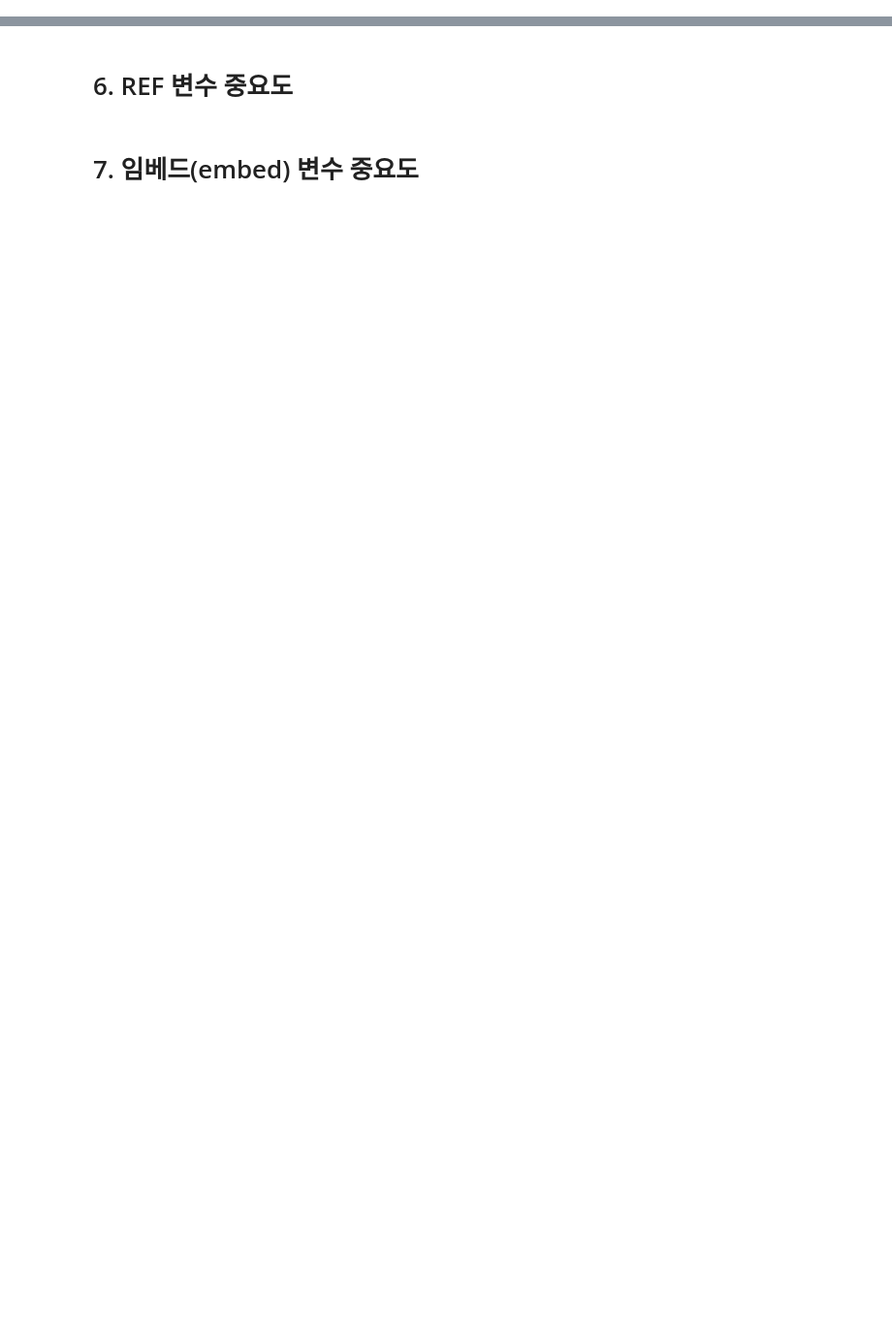
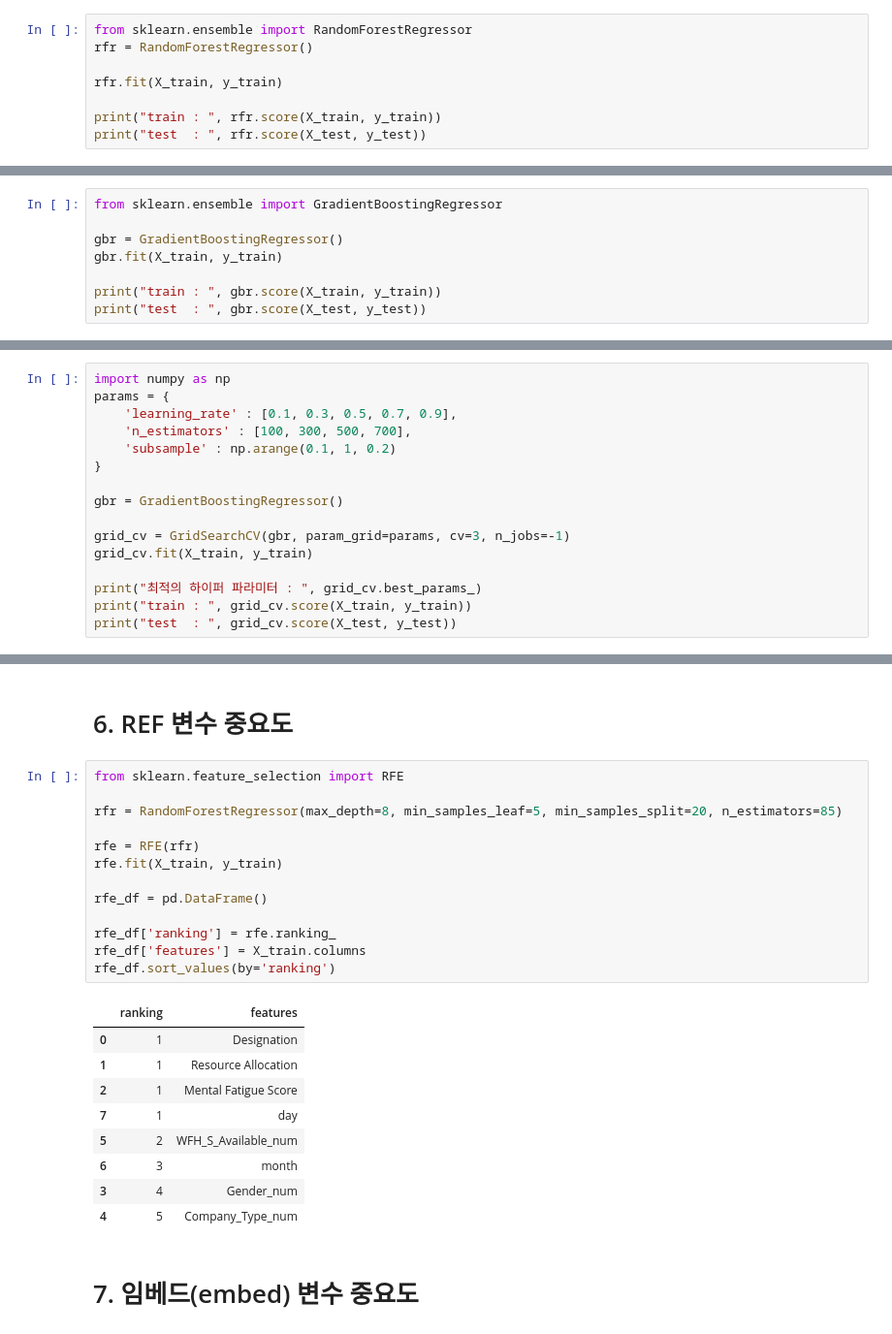
Before and after one commit to MaengJuyoung/kgitbank-MachineLearning, a Jupyter notebook: 6.회귀/Quiz01_burn out_유행병.ipynb, the cells around one changed output, grey strips where cells are left out. Shown at 97% size. Cells and saved outputs as stored; diff of their text form; blank space fills up the shorter version.

```diff
--- a/6.회귀/Quiz01_burn out_유행병.ipynb
+++ b/6.회귀/Quiz01_burn out_유행병.ipynb
@@ -286,2 +458,10 @@ sns.scatterplot(data=df, x='Resource Allocation', y='Designation', hue='Gender')
 # %% [markdown]
 ## 5.4 RandomForest
+# %%
+from sklearn.ensemble import RandomForestRegressor
+rfr = RandomForestRegressor()
+
+rfr.fit(X_train, y_train)
+
+print("train : ", rfr.score(X_train, y_train))
+print("test  : ", rfr.score(X_test, y_test))
@@ -290,2 +493,10 @@ sns.scatterplot(data=df, x='Resource Allocation', y='Designation', hue='Gender')
 # %% [markdown]
 ## 5.5 GBM
+# %%
+from sklearn.ensemble import GradientBoostingRegressor
+
+gbr = GradientBoostingRegressor()
+gbr.fit(X_train, y_train)
+
+print("train : ", gbr.score(X_train, y_train))
+print("test  : ", gbr.score(X_test, y_test))
@@ -292,2 +506,18 @@ sns.scatterplot(data=df, x='Resource Allocation', y='Designation', hue='Gender')
 # %% [markdown]
 ### 5.5.1 GridSearchCV
+# %%
+import numpy as np
+params = {
+    'learning_rate' : [0.1, 0.3, 0.5, 0.7, 0.9],
+    'n_estimators' : [100, 300, 500, 700],
+    'subsample' : np.arange(0.1, 1, 0.2)
+}
+
+gbr = GradientBoostingRegressor()
+
+grid_cv = GridSearchCV(gbr, param_grid=params, cv=3, n_jobs=-1)
+grid_cv.fit(X_train, y_train)
+
+print("최적의 하이퍼 파라미터 : ", grid_cv.best_params_)
+print("train : ", grid_cv.score(X_train, y_train))
+print("test  : ", grid_cv.score(X_test, y_test))
@@ -294,4 +528,27 @@ sns.scatterplot(data=df, x='Resource Allocation', y='Designation', hue='Gender')
 # %% [markdown]
 # 6. REF 변수 중요도
+# %%
+from sklearn.feature_selection import RFE
+
+rfr = RandomForestRegressor(max_depth=8, min_samples_leaf=5, min_samples_split=20, n_estimators=85)
+
+rfe = RFE(rfr)
+rfe.fit(X_train, y_train)
+
+rfe_df = pd.DataFrame()
+
+rfe_df['ranking'] = rfe.ranking_
+rfe_df['features'] = X_train.columns
+rfe_df.sort_values(by='ranking')
+# %% [output]
+|  | ranking | features |
+| 0 | 1 | Designation |
+| 1 | 1 | Resource Allocation |
+| 2 | 1 | Mental Fatigue Score |
+| 7 | 1 | day |
+| 5 | 2 | WFH_S_Available_num |
+| 6 | 3 | month |
+| 3 | 4 | Gender_num |
+| 4 | 5 | Company_Type_num |
 # %% [markdown]
 # 7. 임베드(embed) 변수 중요도
```
Also changed, not shown: parts of 25 cells of this notebook.
